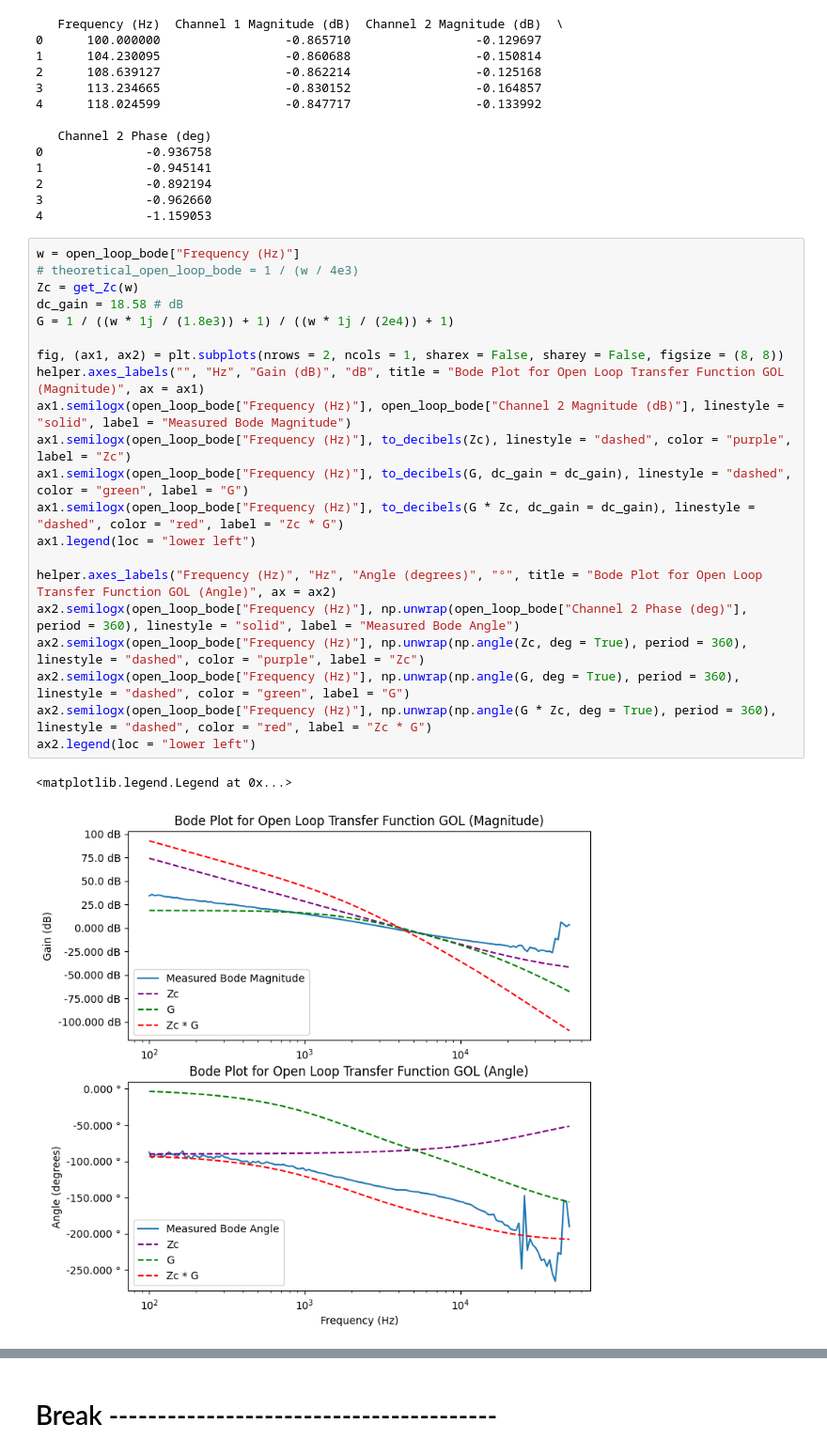
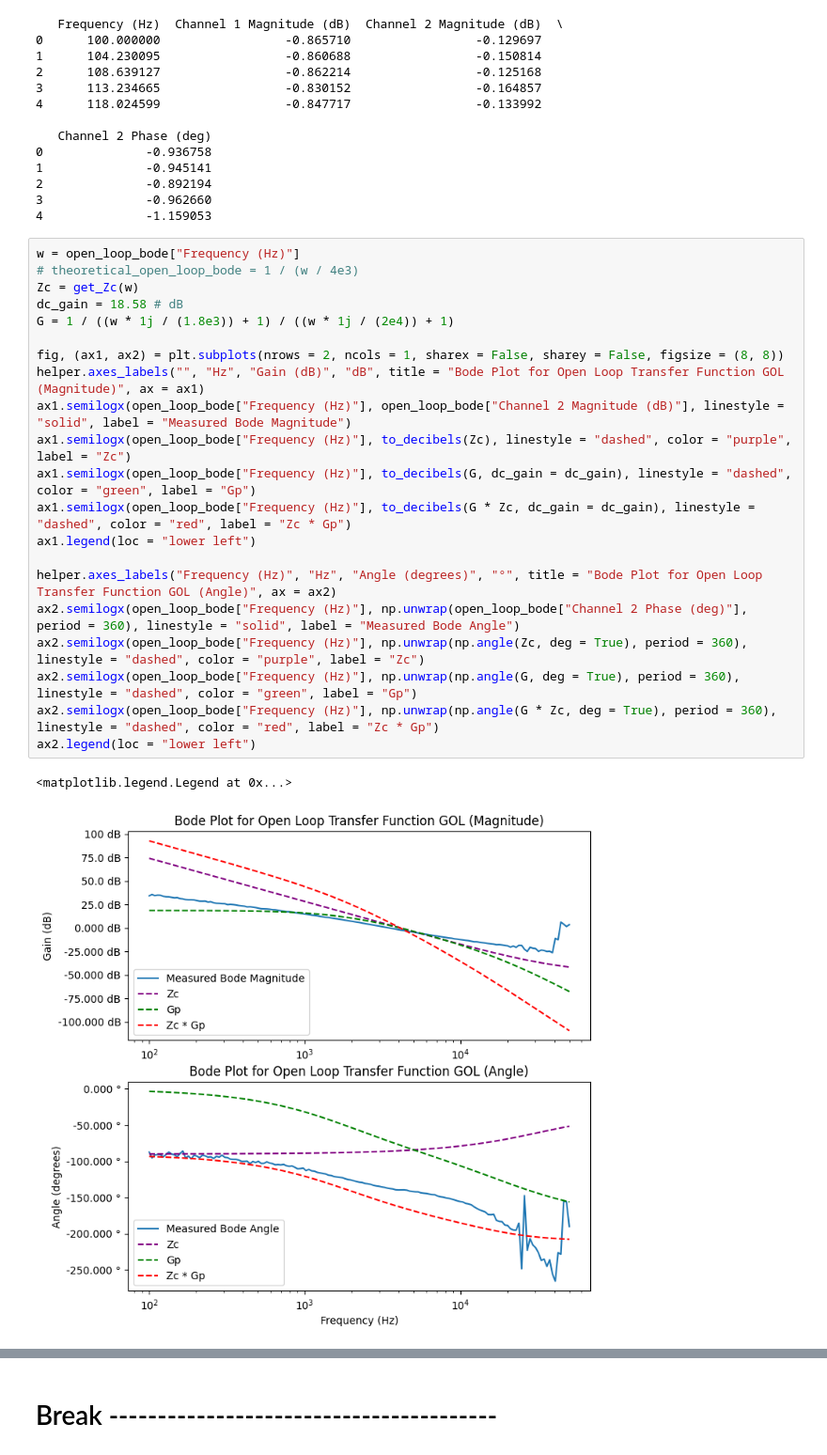
Before and after one commit to ianeyk/power-electronics, a Jupyter notebook: Lab 10/Lab10_report.ipynb, the cells around one changed output, grey strips where cells are left out. Shown: that part at 94% size. Cells and saved outputs as stored; diff of their text form.

```diff
--- a/Lab 10/Lab10_report.ipynb
+++ b/Lab 10/Lab10_report.ipynb
@@ -98,27 +95,27 @@ print(closed_loop_bode.head())
 # %%
 w = open_loop_bode["Frequency (Hz)"]
 # theoretical_open_loop_bode = 1 / (w / 4e3)
 Zc = get_Zc(w)
 dc_gain = 18.58 # dB
 G = 1 / ((w * 1j / (1.8e3)) + 1) / ((w * 1j / (2e4)) + 1)
 
 fig, (ax1, ax2) = plt.subplots(nrows = 2, ncols = 1, sharex = False, sharey = False, figsize = (8, 8))
 helper.axes_labels("", "Hz", "Gain (dB)", "dB", title = "Bode Plot for Open Loop Transfer Function GOL (Magnitude)", ax = ax1)
 ax1.semilogx(open_loop_bode["Frequency (Hz)"], open_loop_bode["Channel 2 Magnitude (dB)"], linestyle = "solid", label = "Measured Bode Magnitude")
 ax1.semilogx(open_loop_bode["Frequency (Hz)"], to_decibels(Zc), linestyle = "dashed", color = "purple", label = "Zc")
-ax1.semilogx(open_loop_bode["Frequency (Hz)"], to_decibels(G, dc_gain = dc_gain), linestyle = "dashed", color = "green", label = "G")
-ax1.semilogx(open_loop_bode["Frequency (Hz)"], to_decibels(G * Zc, dc_gain = dc_gain), linestyle = "dashed", color = "red", label = "Zc * G")
+ax1.semilogx(open_loop_bode["Frequency (Hz)"], to_decibels(G, dc_gain = dc_gain), linestyle = "dashed", color = "green", label = "Gp")
+ax1.semilogx(open_loop_bode["Frequency (Hz)"], to_decibels(G * Zc, dc_gain = dc_gain), linestyle = "dashed", color = "red", label = "Zc * Gp")
 ax1.legend(loc = "lower left")
 
 helper.axes_labels("Frequency (Hz)", "Hz", "Angle (degrees)", "°", title = "Bode Plot for Open Loop Transfer Function GOL (Angle)", ax = ax2)
 ax2.semilogx(open_loop_bode["Frequency (Hz)"], np.unwrap(open_loop_bode["Channel 2 Phase (deg)"], period = 360), linestyle = "solid", label = "Measured Bode Angle")
 ax2.semilogx(open_loop_bode["Frequency (Hz)"], np.unwrap(np.angle(Zc, deg = True), period = 360), linestyle = "dashed", color = "purple", label = "Zc")
-ax2.semilogx(open_loop_bode["Frequency (Hz)"], np.unwrap(np.angle(G, deg = True), period = 360), linestyle = "dashed", color = "green", label = "G")
-ax2.semilogx(open_loop_bode["Frequency (Hz)"], np.unwrap(np.angle(G * Zc, deg = True), period = 360), linestyle = "dashed", color = "red", label = "Zc * G")
+ax2.semilogx(open_loop_bode["Frequency (Hz)"], np.unwrap(np.angle(G, deg = True), period = 360), linestyle = "dashed", color = "green", label = "Gp")
+ax2.semilogx(open_loop_bode["Frequency (Hz)"], np.unwrap(np.angle(G * Zc, deg = True), period = 360), linestyle = "dashed", color = "red", label = "Zc * Gp")
 ax2.legend(loc = "lower left")
 # %% [output]
 <matplotlib.legend.Legend at 0x...>
-[figure, old version]
+[figure, new version]
 # %%
 w = closed_loop_bode["Frequency (Hz)"] * 1j * units.hertz
 theoretical_closed_loop_bode = theoretical_open_loop_bode / (1 + theoretical_open_loop_bode)
```
Also changed, not shown: parts of 6 cells of this notebook, 4 other files.
